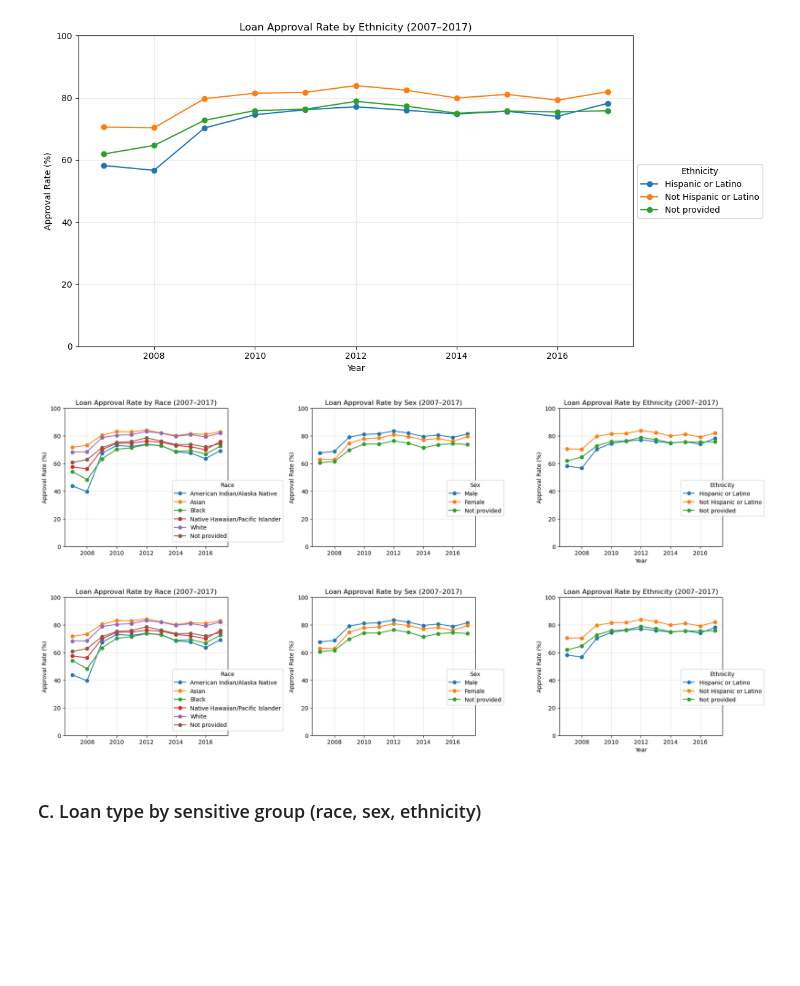
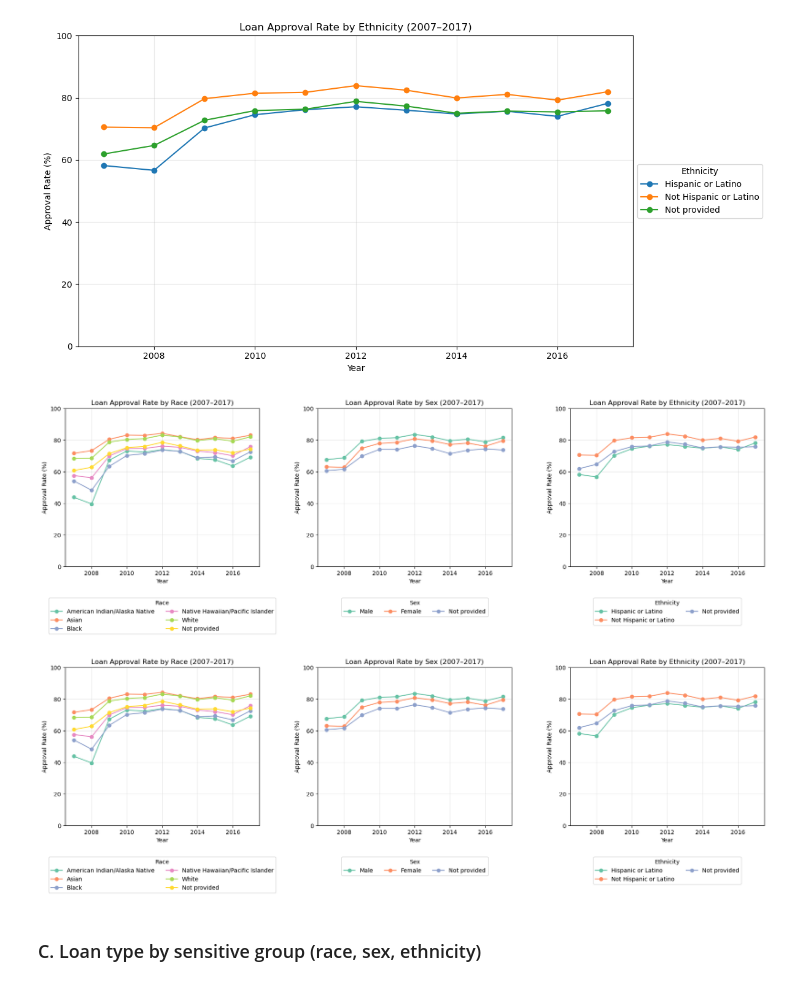
Before and after one commit to jdhilee/fairness_smoke_alarm, a Jupyter notebook: src/eda_hmda_2007_2017.ipynb, the cells around one changed output. Cells and saved outputs as stored; diff of their text form; code cells hidden in the pictures; blank space fills up the shorter version.

```diff
--- a/src/eda_hmda_2007_2017.ipynb
+++ b/src/eda_hmda_2007_2017.ipynb
@@ -1101,7 +1102,10 @@ plt.show()
 # %% [output]
 [figure]
 # %%
-fig_sensitive_time, axes_sensitive_time = plt.subplots(1, 3, figsize=(18, 5))
+# General categorical palette
+sns.set_palette("Set2")
+
+fig_sensitive_time, axes_sensitive_time = plt.subplots(1, 3, figsize=(18, 6))
 
 # Race
 approval_rates_race = (
@@ -1109,55 +1113,104 @@ approval_rates_race = (
         .groupby(["year", "race"])["approved"]
         .mean().mul(100).unstack()
 )
+
 approval_rates_race.columns = [
     "American Indian/Alaska Native", "Asian", "Black",
     "Native Hawaiian/Pacific Islander", "White", "Not provided"
 ]
+
 for race in approval_rates_race.columns:
-    axes_sensitive_time[0].plot(approval_rates_race.index, approval_rates_race[race], marker="o", label=race)
+    axes_sensitive_time[0].plot(
+        approval_rates_race.index,
+        approval_rates_race[race],
+        marker="o",
+        label=race
+    )
+
 axes_sensitive_time[0].set_title("Loan Approval Rate by Race (2007–2017)")
+axes_sensitive_time[0].set_xlabel("Year")
 axes_sensitive_time[0].set_ylabel("Approval Rate (%)")
 axes_sensitive_time[0].set_ylim(0, 100)
-axes_sensitive_time[0].legend(title="Race", loc="upper center", bbox_to_anchor=(1, 0.5))
+axes_sensitive_time[0].legend(
+    title="Race",
+    loc="upper center",
+    bbox_to_anchor=(0.5, -0.18),
+    ncol=2
+)
 axes_sensitive_time[0].grid(alpha=0.3)
+
 
 # Sex
 approval_rates_sex = (
     hmda.assign(approved=hmda["action_taken"].eq(1))
         .groupby(["year", "sex"])["approved"]
         .mean().mul(100).unstack()
 )
+
 approval_rates_sex.columns = ["Male", "Female", "Not provided"]
+
 for sex in approval_rates_sex.columns:
-    axes_sensitive_time[1].plot(approval_rates_sex.index, approval_rates_sex[sex], marker="o", label=sex)
+    axes_sensitive_time[1].plot(
+        approval_rates_sex.index,
+        approval_rates_sex[sex],
+        marker="o",
+        label=sex
+    )
+
 axes_sensitive_time[1].set_title("Loan Approval Rate by Sex (2007–2017)")
+axes_sensitive_time[1].set_xlabel("Year")
 axes_sensitive_time[1].set_ylabel("Approval Rate (%)")
 axes_sensitive_time[1].set_ylim(0, 100)
-axes_sensitive_time[1].legend(title="Sex", loc="upper center", bbox_to_anchor=(1, 0.5))
+axes_sensitive_time[1].legend(
+    title="Sex",
+    loc="upper center",
+    bbox_to_anchor=(0.5, -0.18),
+    ncol=3
+)
 axes_sensitive_time[1].grid(alpha=0.3)
+
 
 # Ethnicity
 approval_rates_ethnicity = (
     hmda.assign(approved=hmda["action_taken"].eq(1))
         .groupby(["year", "ethnicity"])["approved"]
         .mean().mul(100).unstack()
 )
-approval_rates_ethnicity.columns = ["Hispanic or Latino", "Not Hispanic or Latino", "Not provided"]
+
+approval_rates_ethnicity.columns = [
+    "Hispanic or Latino",
+    "Not Hispanic or Latino",
+    "Not provided"
+]
+
 for ethnicity in approval_rates_ethnicity.columns:
-    axes_sensitive_time[2].plot(approval_rates_ethnicity.index, approval_rates_ethnicity[ethnicity], marker="o", label=ethnicity)
+    axes_sensitive_time[2].plot(
+        approval_rates_ethnicity.index,
+        approval_rates_ethnicity[ethnicity],
+        marker="o",
+        label=ethnicity
+    )
+
 axes_sensitive_time[2].set_title("Loan Approval Rate by Ethnicity (2007–2017)")
 axes_sensitive_time[2].set_xlabel("Year")
 axes_sensitive_time[2].set_ylabel("Approval Rate (%)")
 axes_sensitive_time[2].set_ylim(0, 100)
-axes_sensitive_time[2].legend(title="Ethnicity", loc="upper center", bbox_to_anchor=(1, 0.5))
+axes_sensitive_time[2].legend(
+    title="Ethnicity",
+    loc="upper center",
+    bbox_to_anchor=(0.5, -0.18),
+    ncol=2
+)
 axes_sensitive_time[2].grid(alpha=0.3)
 
+
 plt.tight_layout()
-plt.subplots_adjust(bottom=0.25)
+plt.subplots_adjust(bottom=0.30)
+
 fig_sensitive_time
 # %% [output]
-[figure, old version]
+[figure, new version]
-[figure, old version]
+[figure, new version]
 # %% [markdown]
 ### C. Loan type by sensitive group (race, sex, ethnicity)
 # %% [markdown]
```
Also changed, not shown: parts of 4 cells of this notebook, 1 other file.
